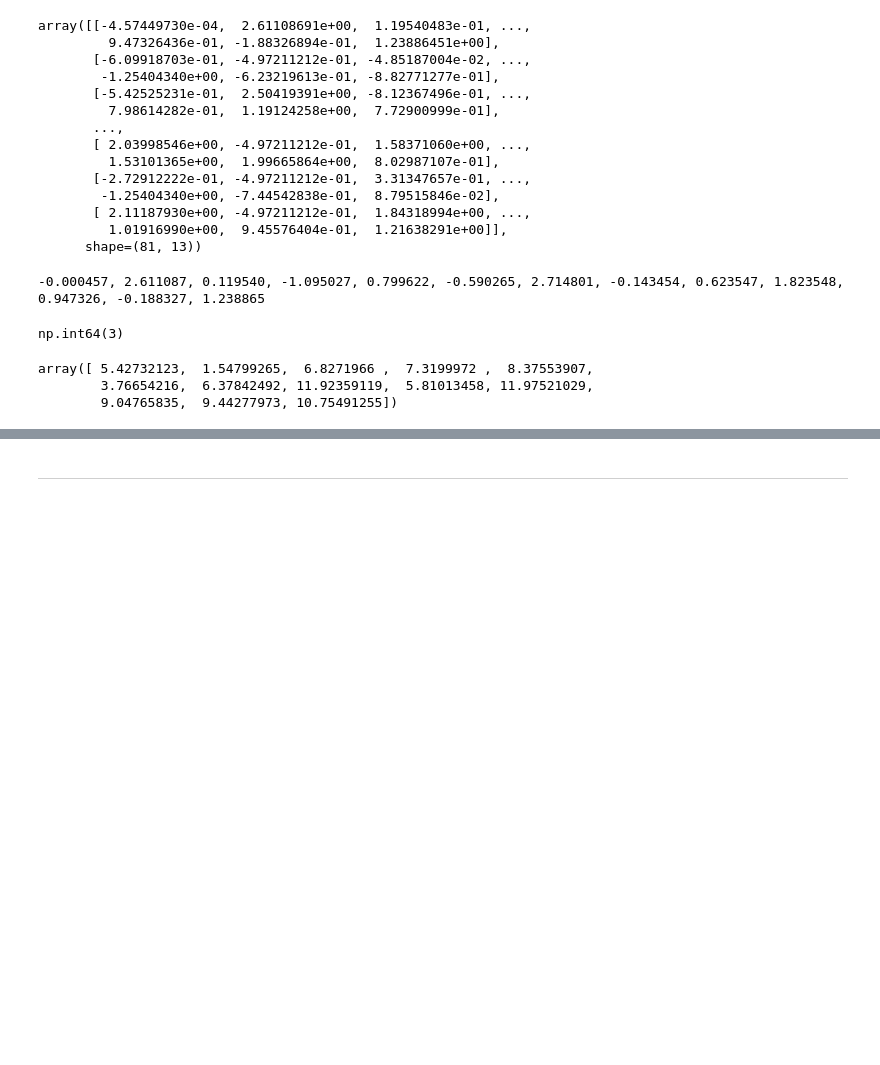
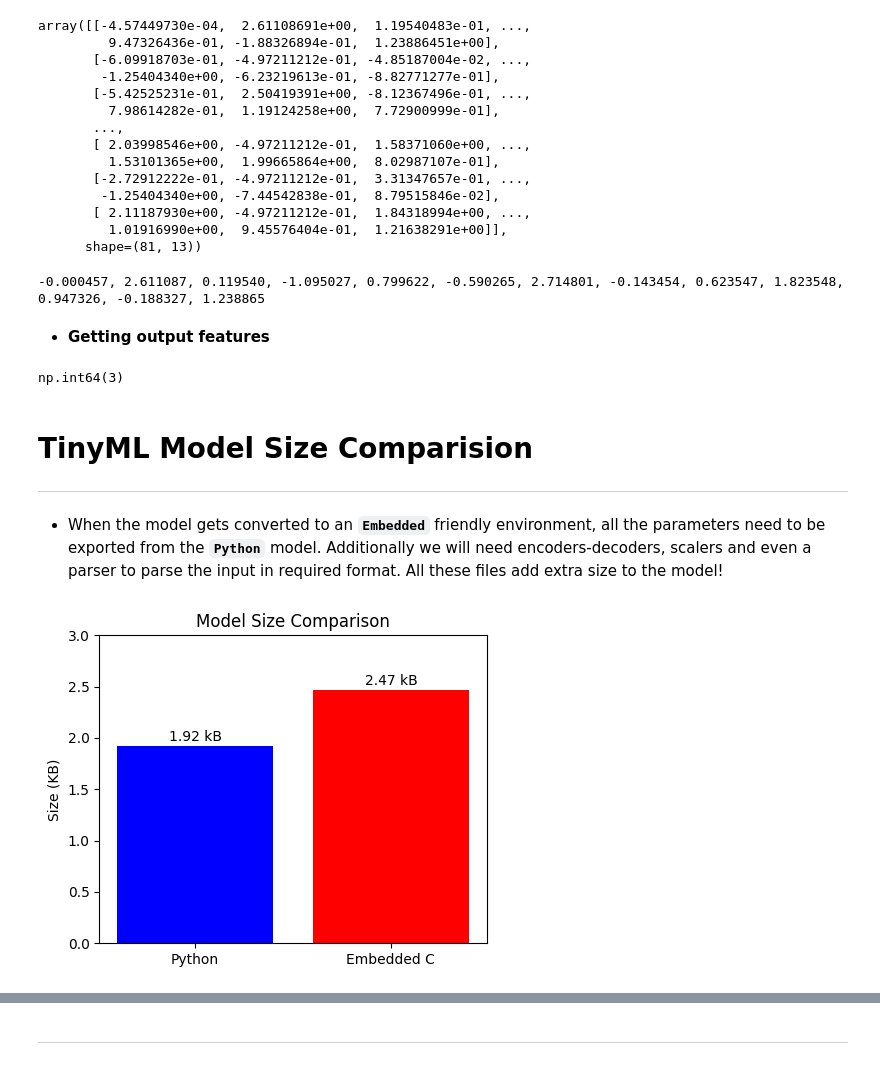
Before and after one commit to manjit-baishya-datascience/Optimizing-Cancer-Classification-for-Edge-Devices-Using-TinyML, a Jupyter notebook: Cancer Prediction from RNA Sequence - TinyML.ipynb, the cells around one changed output, grey strips where cells are left out. Drawn from its saved outputs; the diff is of its cells as text; code cells hidden in the pictures; blank space fills up the shorter version.

```diff
--- a/Cancer Prediction from RNA Sequence - TinyML.ipynb
+++ b/Cancer Prediction from RNA Sequence - TinyML.ipynb
@@ -701,13 +703,34 @@ csv_output = ", ".join([f"{x:.6f}" for x in np.round(test_values[0], 6)])
 print(csv_output)
 # %% [output]
 -0.000457, 2.611087, 0.119540, -1.095027, 0.799622, -0.590265, 2.714801, -0.143454, 0.623547, 1.823548, 0.947326, -0.188327, 1.238865
+# %% [markdown]
+- **Getting output features**
 # %%
 y_cv[0]
 # %% [output]
 np.int64(3)
-# %%
-df[selected_features].iloc[618].values
-# %% [output]
-array([ 5.42732123,  1.54799265,  6.8271966 ,  7.3199972 ,  8.37553907,
-        3.76654216,  6.37842492, 11.92359119,  5.81013458, 11.97521029,
-        9.04765835,  9.44277973, 10.75491255])
+# %% [markdown]
+# **TinyML Model Size Comparision**
+---
+# %% [markdown]
+- When the model gets converted to an **`Embedded`** friendly environment, all the parameters need to be exported from the **`Python`** model. Additionally we will need encoders-decoders, scalers and even a parser to parse the input in required format. All these files add extra size to the model!
+# %%
+# Calculate model sizes
+model_sizes = {
+    "Python": get_model_size(final_model, "model1"),
+    "Embedded C": os.path.getsize("nano/model.h") / 1024,
+}
+
+# Plot model sizes
+plt.figure(figsize=(5, 4))
+plt.bar(model_sizes.keys(), model_sizes.values(), color=['blue', 'red'])
+plt.ylabel("Size (KB)")
+plt.title("Model Size Comparison")
+plt.ylim(0,3)
+
+for i, size in enumerate(model_sizes.values()):
+    plt.text(i, size + 0.05, f"{size:.2f} kB", ha='center', fontsize=10)
+
+plt.show()
+# %% [output]
+[figure, added]
```
Also changed, not shown: parts of 3 cells of this notebook, 2 other files.
